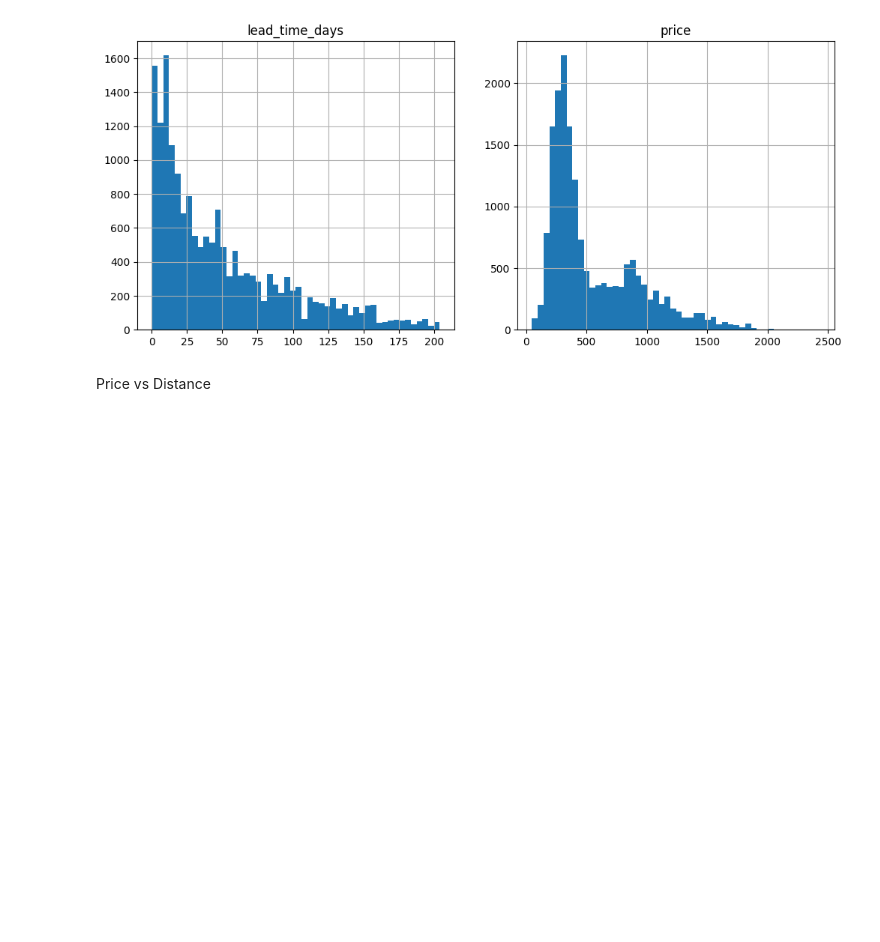
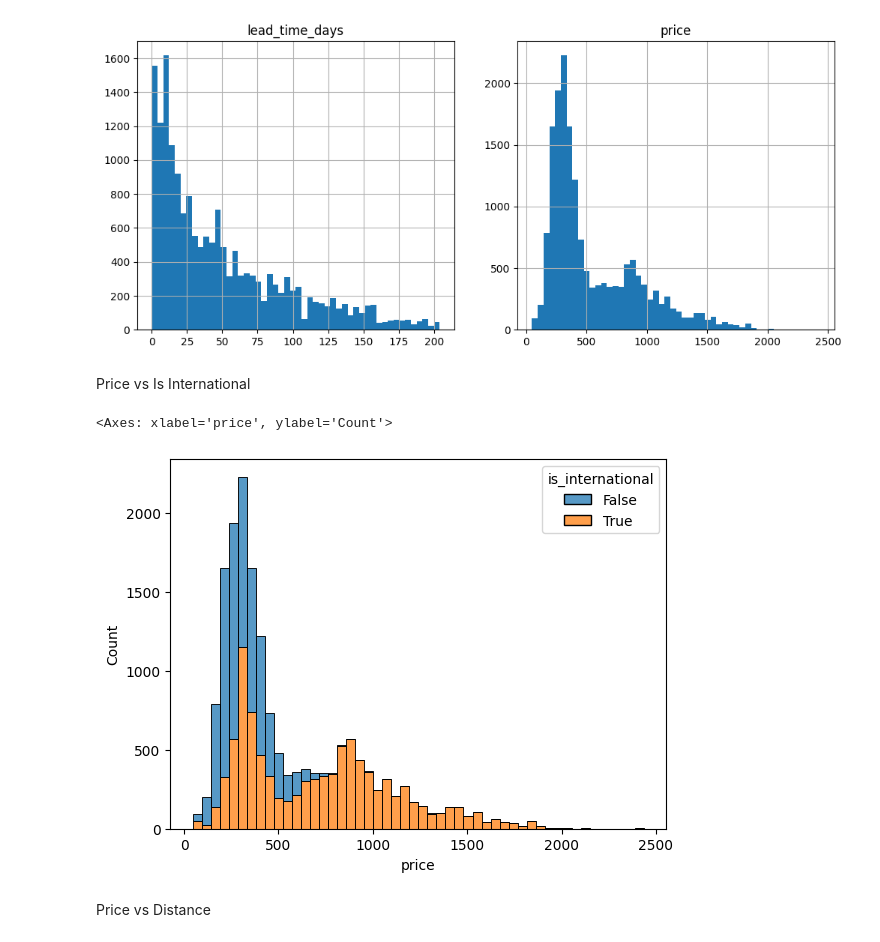
Before and after one commit to Quaden2307/flight-price-predictor, a Jupyter notebook: notebooks/03_live_data_visualization.ipynb, the cells around one changed output. Drawn from its saved outputs; the diff is of its cells as text; code cells hidden in the pictures; blank space fills up the shorter version.

Commit message:
international df merge

```diff
--- a/notebooks/03_live_data_visualization.ipynb
+++ b/notebooks/03_live_data_visualization.ipynb
@@ -49,6 +49,20 @@ axes[1].set_title('price')
 # %% [output]
 Text(0.5, 1.0, 'price')
 [figure]
+# %% [markdown]
+Price vs Is International
+# %%
+airports_df = pd.read_sql("SELECT iata, country FROM airports", conn)
+df = df.merge(airports_df.rename(columns={"iata": "origin_airport", "country": "origin_country"}),
+              on="origin_airport", how="left")
+df = df.merge(airports_df.rename(columns={"iata": "destination_airport", "country": "destination_country"}),
+              on="destination_airport", how="left")
+
+df["is_international"] = df["origin_country"] != df["destination_country"]
+sns.histplot(data=df, x="price", hue="is_international", bins=50, multiple="stack")
+# %% [output]
+<Axes: xlabel='price', ylabel='Count'>
+[figure, added]
 # %% [markdown]
 Price vs Distance
 # %%
```
Also changed, not shown: parts of 1 cell of this notebook.
